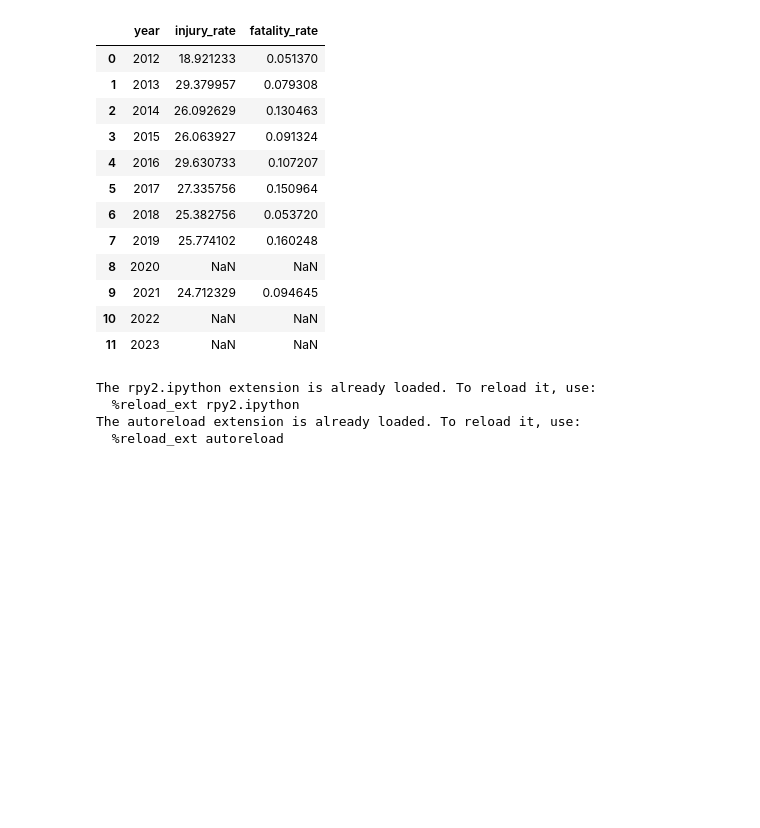
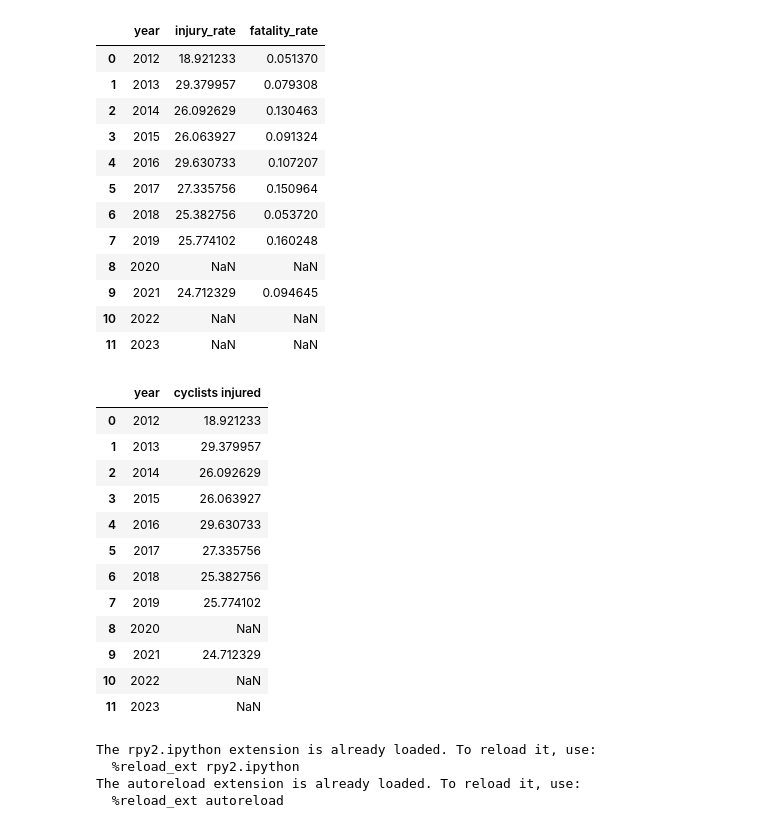
Before and after one commit to laurabejder/bike-safety-nyc, a Jupyter notebook: accidents_data_visualization.ipynb, the cells around one changed output. Cells and saved outputs as stored; diff of their text form; code cells hidden in the pictures; blank space fills up the shorter version.

```diff
--- a/accidents_data_visualization.ipynb
+++ b/accidents_data_visualization.ipynb
@@ -285,6 +299,23 @@ bikers_accidents
 | 11 | 2023 | NaN | NaN |
 # %%
 bikers_accidents.to_csv('data/accidents_development.csv', index=False)
+# %%
+bikers_injuries = bikers_accidents[['year', 'cyclists injured']]
+bikers_injuries.to_csv('data/injuries_development.csv', index=False)
+# %% [output]
+|  | year | cyclists injured |
+| 0 | 2012 | 18.921233 |
+| 1 | 2013 | 29.379957 |
+| 2 | 2014 | 26.092629 |
+| 3 | 2015 | 26.063927 |
+| 4 | 2016 | 29.630733 |
+| 5 | 2017 | 27.335756 |
+| 6 | 2018 | 25.382756 |
+| 7 | 2019 | 25.774102 |
+| 8 | 2020 | NaN |
+| 9 | 2021 | 24.712329 |
+| 10 | 2022 | NaN |
+| 11 | 2023 | NaN |
 # %%
 bikers_accidents.columns = ['year', 'cyclists injured', 'cyclists deaths']
 
```
Also changed, not shown: parts of 2 cells of this notebook, 5 other files.
